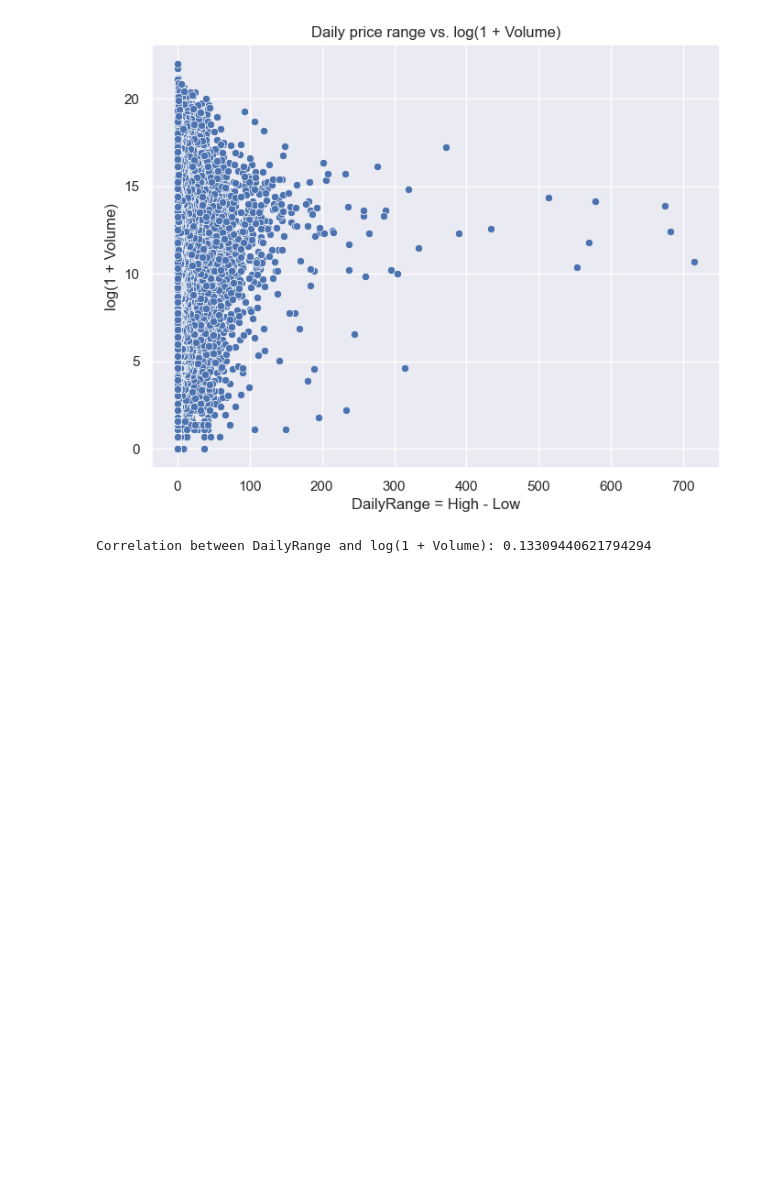
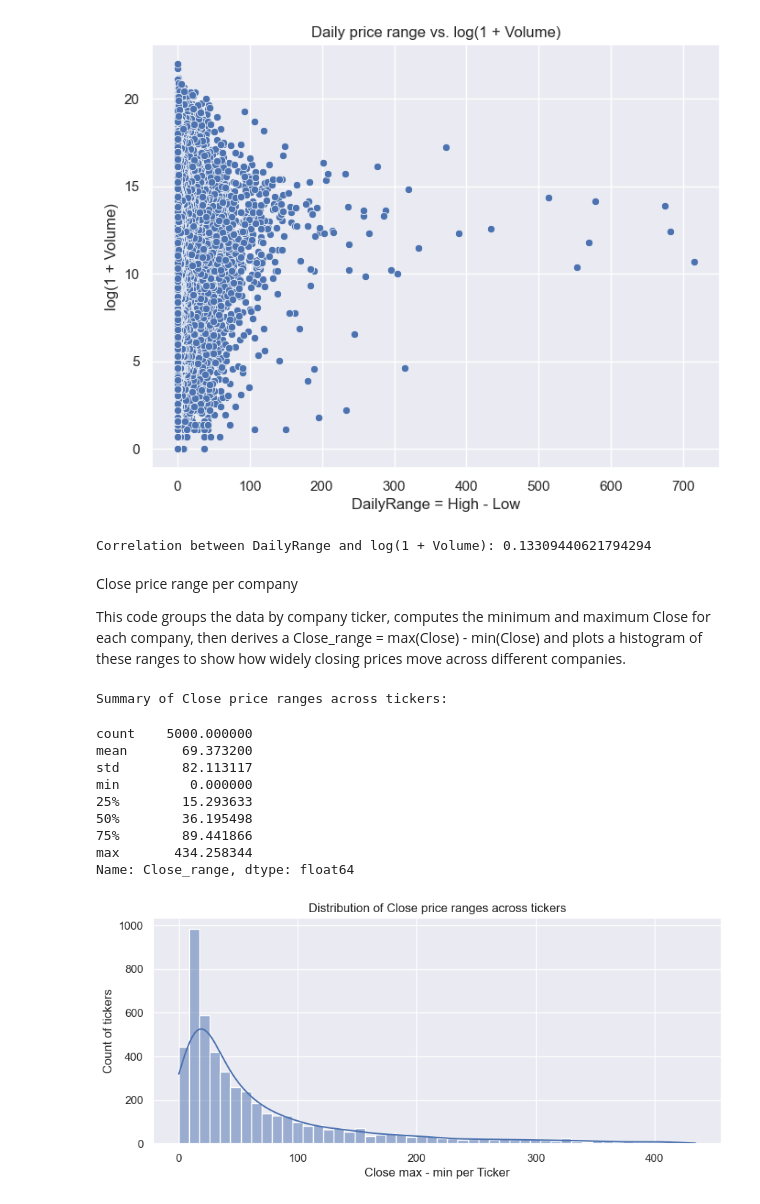
Before and after one commit to OnlyAbdullh/stock-trend-prediction, a Jupyter notebook: notebooks/03-price-volume-distributions.ipynb, the cells around one changed output. Cells and saved outputs as stored; diff of their text form; code cells hidden in the pictures; blank space fills up the shorter version.

Commit message:
plotting Close price range per company.

```diff
--- a/notebooks/03-price-volume-distributions.ipynb
+++ b/notebooks/03-price-volume-distributions.ipynb
@@ -226,3 +228,41 @@ print("Correlation between DailyRange and log(1 + Volume):", corr)
 # %% [output]
 [figure]
 Correlation between DailyRange and log(1 + Volume): 0.13309440621794294
+# %% [markdown]
+Close price range per company
+
+This code groups the data by company ticker, computes the minimum and maximum Close for each company, then derives a Close_range = max(Close) - min(Close) and plots a histogram of these ranges to show how widely closing prices move across different companies.
+# %%
+price_cols = ["Open", "High", "Low", "Close"]
+
+price_ranges = (
+    train
+    .groupby("Ticker")[price_cols]
+    .agg(["min", "max"])
+)
+
+price_ranges["Close_range"] = (
+    price_ranges["Close"]["max"] - price_ranges["Close"]["min"]
+)
+
+print("Summary of Close price ranges across tickers:")
+display(price_ranges["Close_range"].describe())
+
+plt.figure(figsize=(10, 4))
+sns.histplot(price_ranges["Close_range"], bins=50, kde=True)
+plt.title("Distribution of Close price ranges across tickers")
+plt.xlabel("Close max - min per Ticker")
+plt.ylabel("Count of tickers")
+plt.show()
+# %% [output]
+Summary of Close price ranges across tickers:
+count    5000.000000
+mean       69.373200
+std        82.113117
+min         0.000000
+25%        15.293633
+50%        36.195498
+75%        89.441866
+max       434.258344
+Name: Close_range, dtype: float64
+[figure, added]
```
Also changed, not shown: parts of 1 cell of this notebook.
